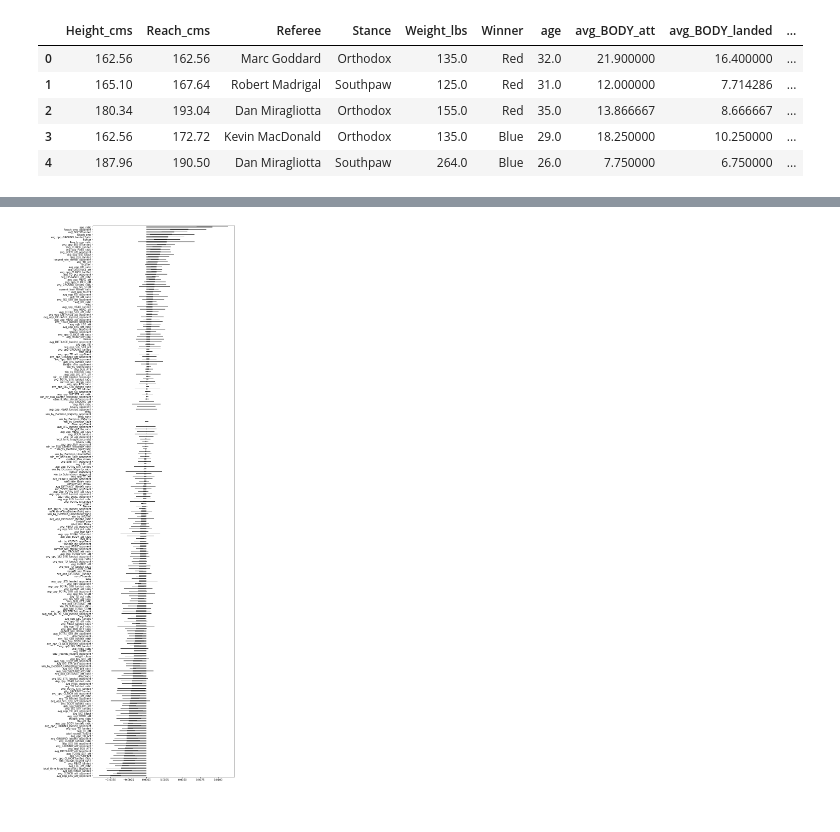
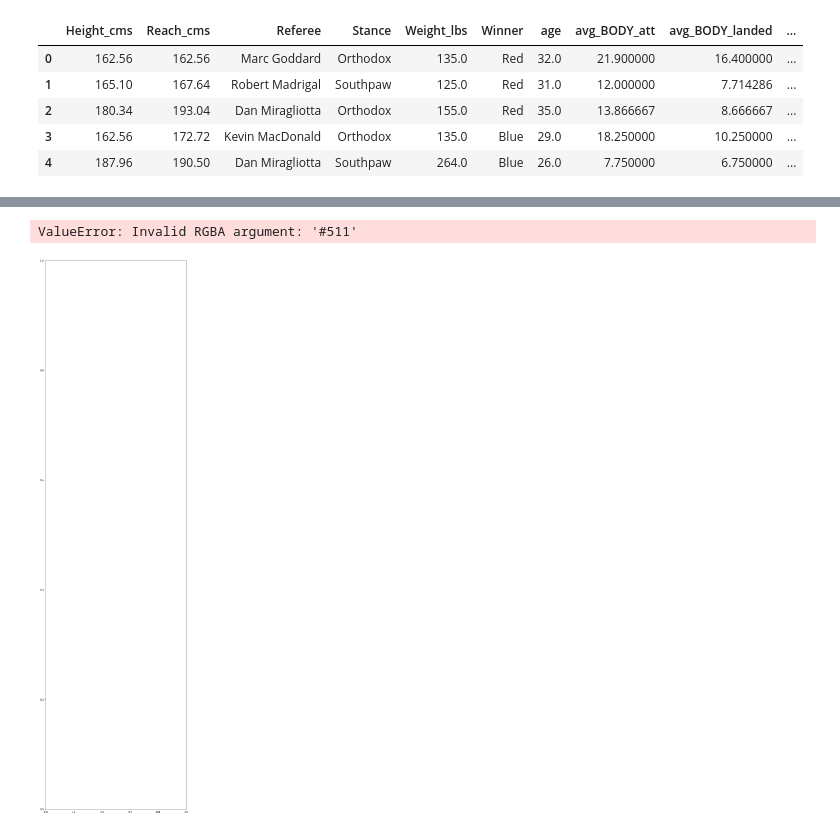
Before and after one commit to ekoly/DS-Unit-2-Applied-Modeling, a Jupyter notebook: module4/UFC_proj.ipynb, the cells around one changed output, grey strips where cells are left out. Drawn from its saved outputs; the diff is of its cells as text; code cells hidden in the pictures.

```diff
--- a/module4/UFC_proj.ipynb
+++ b/module4/UFC_proj.ipynb
@@ -121,13 +136,14 @@ NameError: name 'feature_importances_std_' is not defined
 # %%
 fig, ax = plt.subplots(figsize=(10, 40))
 
 feature_importances = pd.Series(permuter.feature_importances_, features).sort_values()
 feature_importances_std = pd.Series(permuter.feature_importances_std_, features).sort_values()
-feature_importances.plot.barh(color="gray", xerr=feature_importances_std, ax=ax)
+feature_importances.plot.barh(color="#511", ecolor="red", xerr=feature_importances_std, ax=ax)
 
 fig.show()
 # %% [output]
+ValueError: Invalid RGBA argument: '#511'
-[figure, old version]
+[figure, new version]
 # %%
 feature_importances_plus_error = pd.Series(permuter.feature_importances_ + permuter.feature_importances_std_, fighters_df.columns.drop([target] + ["age", "Referee"]))
 # %%
```
Also changed, not shown: parts of 14 cells of this notebook, 5 other files.
